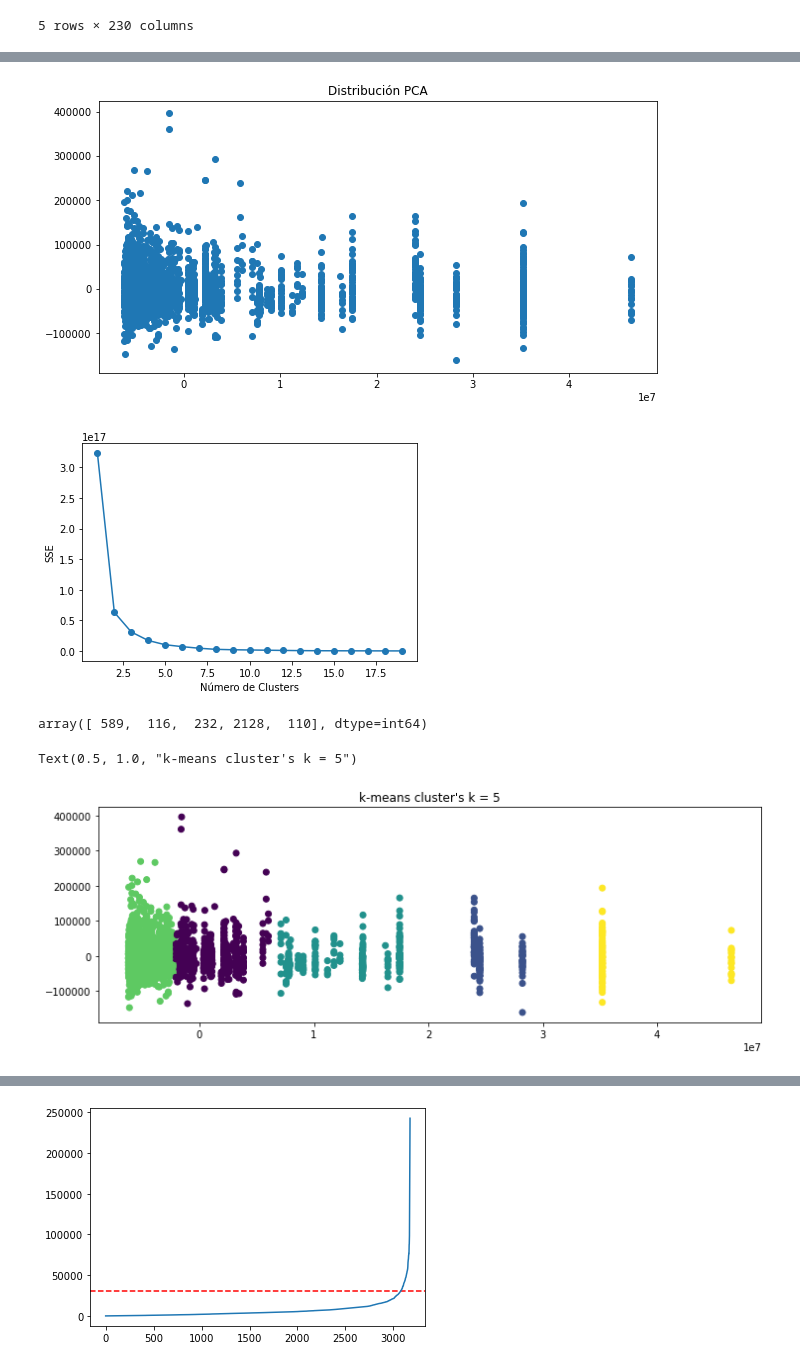
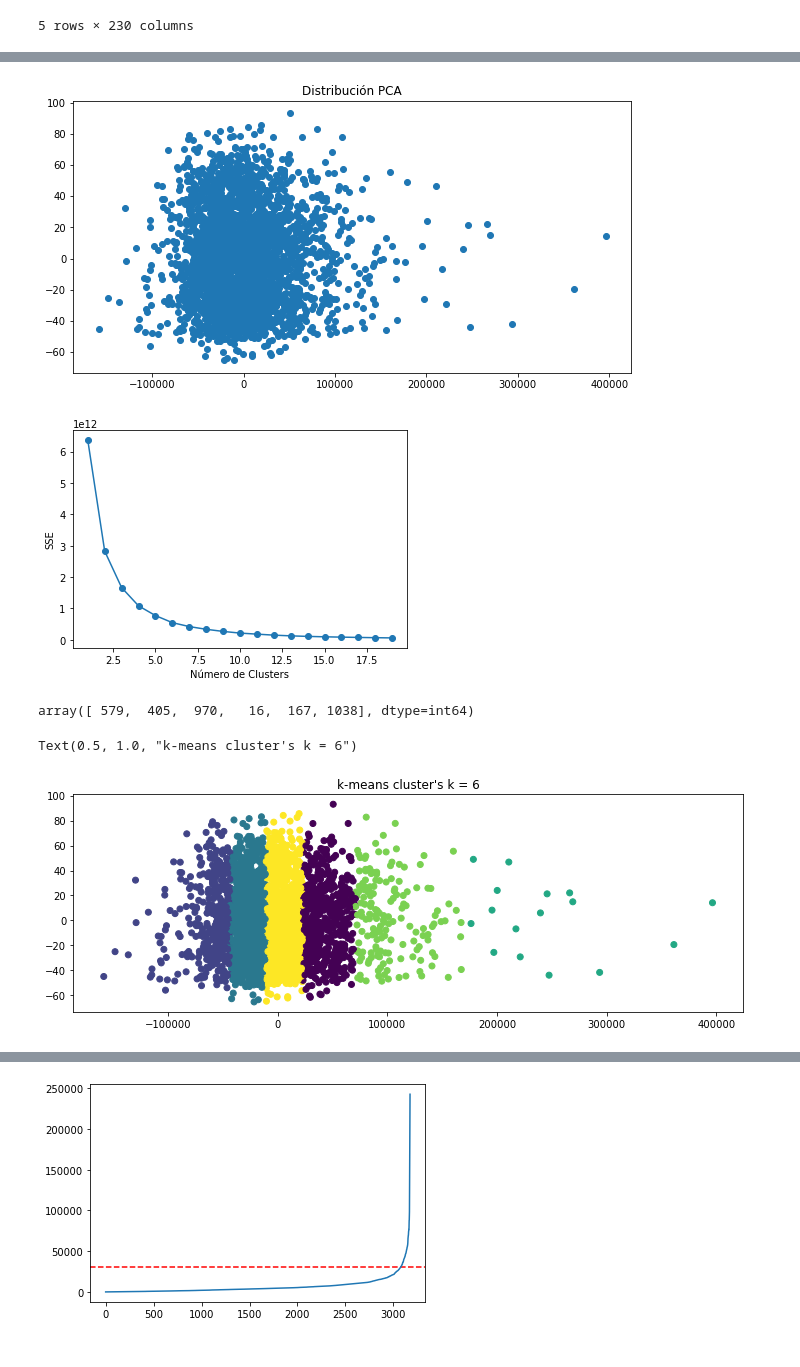
Before and after one commit to Litr0/Proyecto-Mineria, a Jupyter notebook: Hito1.ipynb, the cells around one changed output, grey strips where cells are left out. Saved outputs shown, nothing was run; the diff lists cells and outputs as text; code cells hidden in the pictures.

```diff
--- a/Hito1.ipynb
+++ b/Hito1.ipynb
@@ -304,8 +304,7 @@ Numeric_genres = (
 )
 Numeric_genres_check = Numeric_genres
 #lineas de codigo para modificar parametros
-#Numeric_genres = Numeric_genres[Numeric_genres['Explicit'] ==0]
-Numeric_genres = Numeric_genres.drop(columns = ['Genre', 'Name', 'Artists','X','Genres','YearFirstAlbum','Gender','Group.Solo'])
+Numeric_genres = Numeric_genres.drop(columns = ['Genre', 'Name', 'Artists','X','Genres','YearFirstAlbum','Gender','Group.Solo','Followers'])
 Numeric_genres['Explicit'] = Numeric_genres['Explicit'].astype(int)
 Numeric_genres
 # %% [output]
@@ -334,7 +333,7 @@ plt.scatter(rates_pca1[:,0], rates_pca1[:,1])
 plt.title('Distribución PCA')
 plt.show()
 # %% [output]
-[figure, old version]
+[figure, new version]
 # %%
 SSE1 = []
 numClusters = list(range(1, 20))
@@ -348,20 +347,20 @@ plt.xlabel('Número de Clusters')
 plt.ylabel('SSE')
 plt.show()
 # %% [output]
-[figure, old version]
+[figure, new version]
 # %%
-kmeans1 =  KMeans(n_clusters=5, n_init = 20, max_iter= 300 , random_state=42)
+kmeans1 =  KMeans(n_clusters=6, n_init = 20, max_iter= 300 , random_state=42)
 kmeans1.fit(Numeric_genres)
 y_pred1 = kmeans1.labels_
 np.bincount(y_pred1)
 # %% [output]
-array([ 589,  116,  232, 2128,  110], dtype=int64)
+array([ 579,  405,  970,   16,  167, 1038], dtype=int64)
 # %%
 fig, ax = plt.subplots(sharex=True, figsize = (12, 4))
 plt.scatter(rates_pca1[:, 0], rates_pca1[:, 1], c= kmeans1.labels_)
-plt.title("k-means cluster's k = 5")
+plt.title("k-means cluster's k = 6")
 # %% [output]
-Text(0.5, 1.0, "k-means cluster's k = 5")
+Text(0.5, 1.0, "k-means cluster's k = 6")
-[figure, old version]
+[figure, new version]
 # %%
 Numeric_genres_check['Cluster_kmeans'] = y_pred1
```
Also changed, not shown: parts of 11 cells of this notebook.
